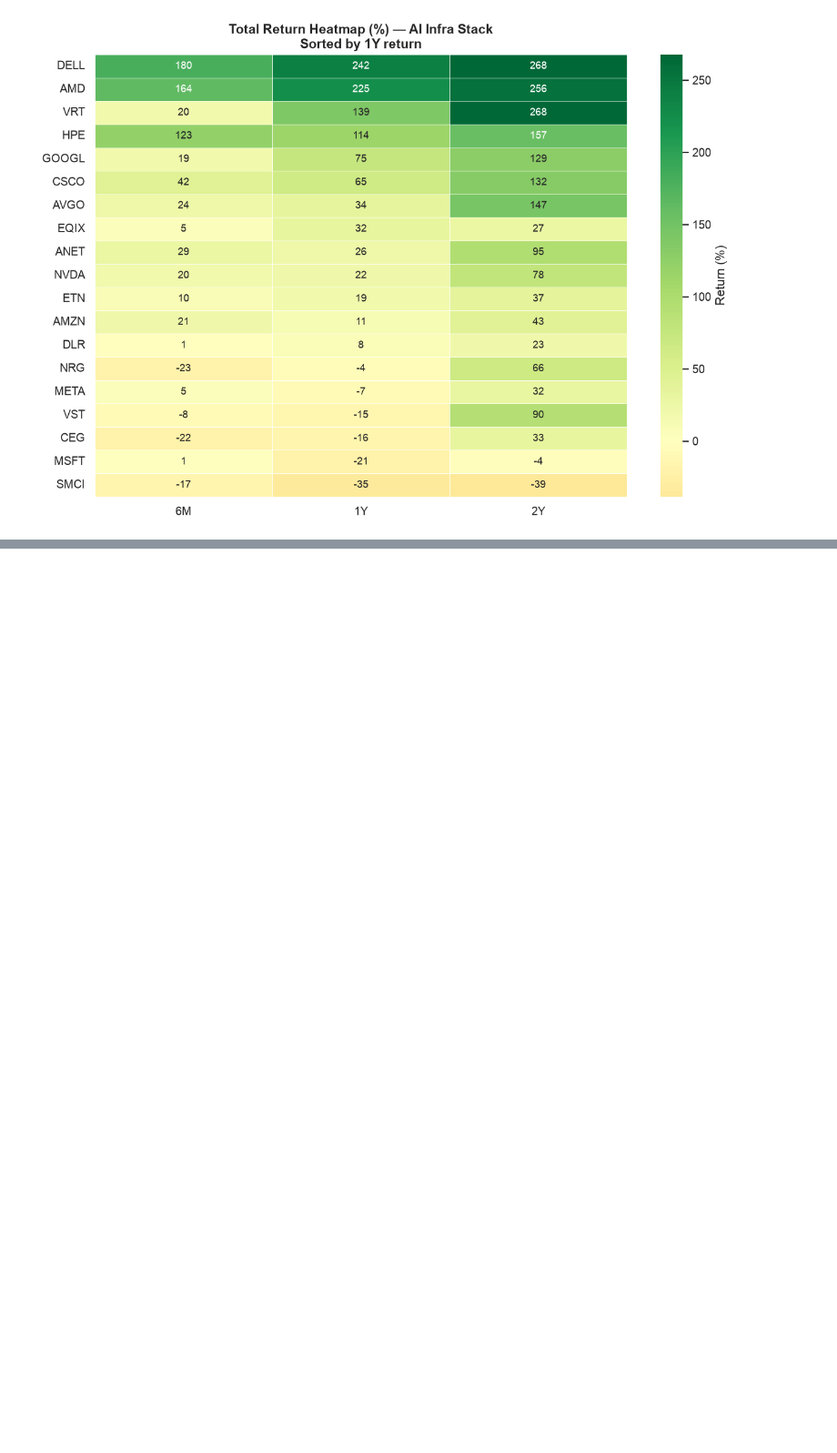
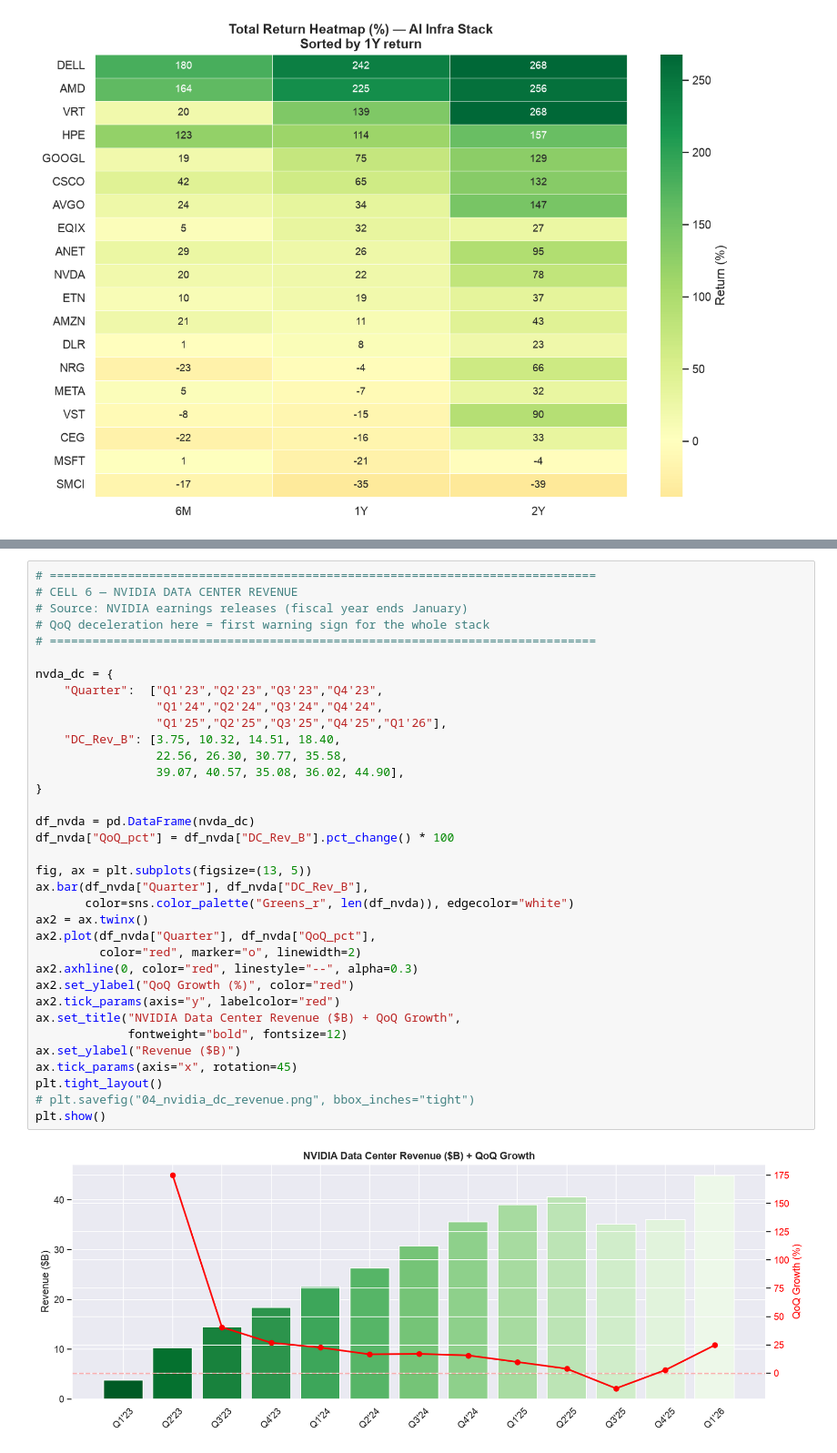
Before and after one commit to j85liu/sector-research-ai-infra, a Jupyter notebook: extract_data.ipynb, the cells around one changed output, grey strips where cells are left out. Shown at 91% size. Cells and saved outputs as stored; diff of their text form; blank space fills up the shorter version.

```diff
--- a/extract_data.ipynb
+++ b/extract_data.ipynb
@@ -242,0 +245,37 @@ plt.show()
+# %%
+# =============================================================================
+# CELL 6 — NVIDIA DATA CENTER REVENUE
+# Source: NVIDIA earnings releases (fiscal year ends January)
+# QoQ deceleration here = first warning sign for the whole stack
+# =============================================================================
+
+nvda_dc = {
+    "Quarter":  ["Q1'23","Q2'23","Q3'23","Q4'23",
+                 "Q1'24","Q2'24","Q3'24","Q4'24",
+                 "Q1'25","Q2'25","Q3'25","Q4'25","Q1'26"],
+    "DC_Rev_B": [3.75, 10.32, 14.51, 18.40,
+                 22.56, 26.30, 30.77, 35.58,
+                 39.07, 40.57, 35.08, 36.02, 44.90],
+}
+
+df_nvda = pd.DataFrame(nvda_dc)
+df_nvda["QoQ_pct"] = df_nvda["DC_Rev_B"].pct_change() * 100
+
+fig, ax = plt.subplots(figsize=(13, 5))
+ax.bar(df_nvda["Quarter"], df_nvda["DC_Rev_B"],
+       color=sns.color_palette("Greens_r", len(df_nvda)), edgecolor="white")
+ax2 = ax.twinx()
+ax2.plot(df_nvda["Quarter"], df_nvda["QoQ_pct"],
+         color="red", marker="o", linewidth=2)
+ax2.axhline(0, color="red", linestyle="--", alpha=0.3)
+ax2.set_ylabel("QoQ Growth (%)", color="red")
+ax2.tick_params(axis="y", labelcolor="red")
+ax.set_title("NVIDIA Data Center Revenue ($B) + QoQ Growth",
+             fontweight="bold", fontsize=12)
+ax.set_ylabel("Revenue ($B)")
+ax.tick_params(axis="x", rotation=45)
+plt.tight_layout()
+# plt.savefig("04_nvidia_dc_revenue.png", bbox_inches="tight")
+plt.show()
+# %% [output]
+[figure, added]
```
Also changed, not shown: parts of 5 cells of this notebook.
